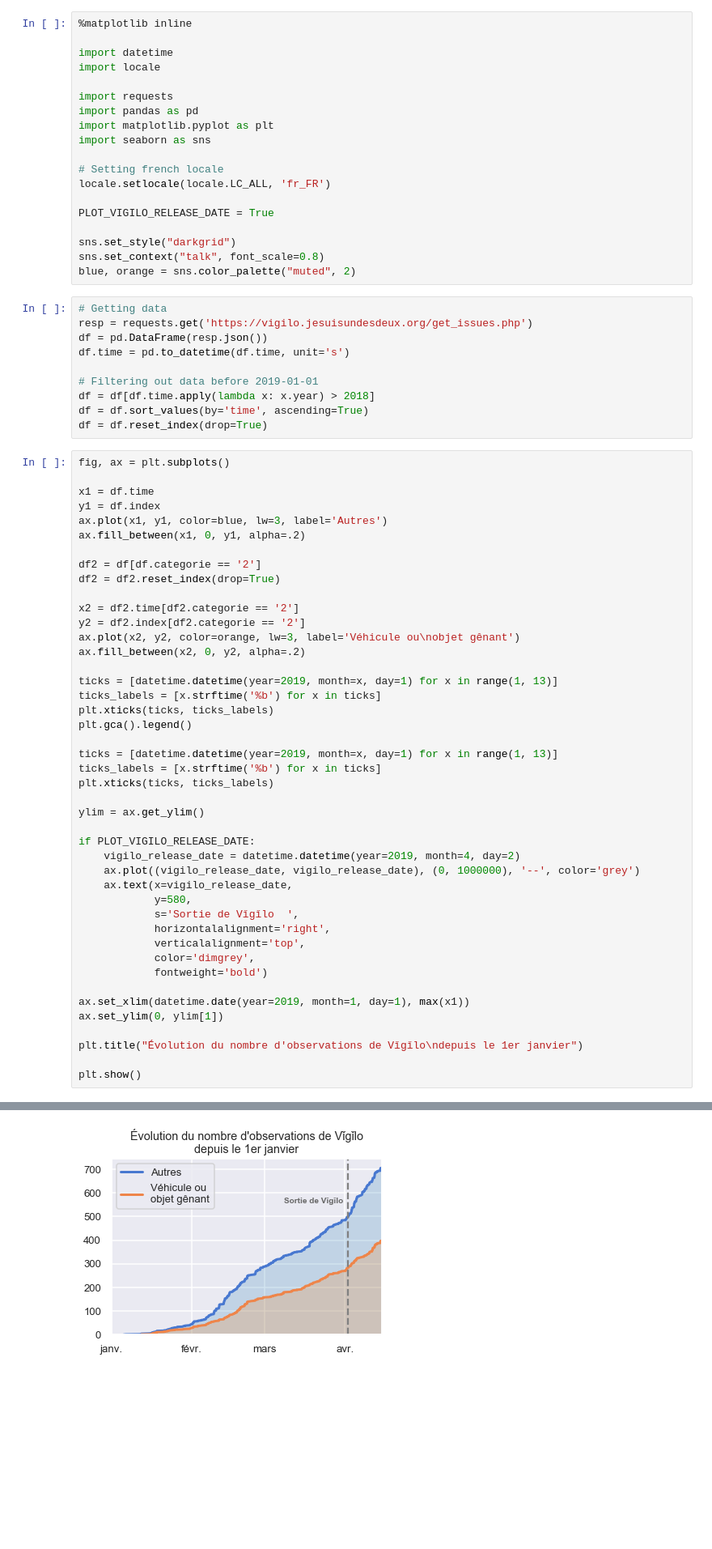
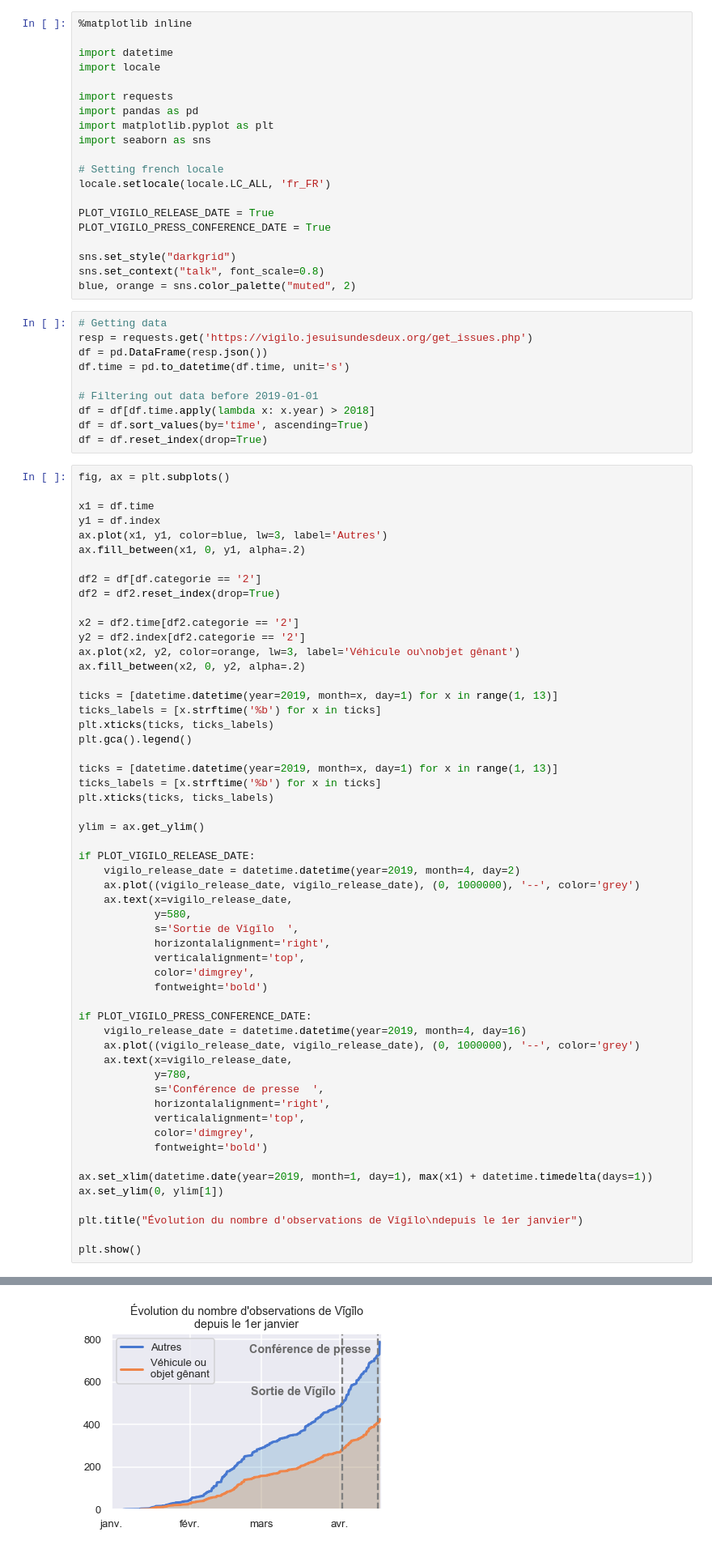
Before and after one commit to chenry02/vigilo-notebooks-bapav, a Jupyter notebook: evolution_nb_obs.ipynb, the cells around one changed output, grey strips where cells are left out. Shown: that part at 81% size. Cells and saved outputs as stored; diff of their text form; blank space fills up the shorter version.

Commit message:
Added press conf date

```diff
--- a/evolution_nb_obs.ipynb
+++ b/evolution_nb_obs.ipynb
@@ -13,6 +13,7 @@ import seaborn as sns
 locale.setlocale(locale.LC_ALL, 'fr_FR')
 
 PLOT_VIGILO_RELEASE_DATE = True
+PLOT_VIGILO_PRESS_CONFERENCE_DATE = True
 
 sns.set_style("darkgrid")
 sns.set_context("talk", font_scale=0.8)
@@ -65,7 +66,18 @@ if PLOT_VIGILO_RELEASE_DATE:
             color='dimgrey',
             fontweight='bold')
 
-ax.set_xlim(datetime.date(year=2019, month=1, day=1), max(x1))
+if PLOT_VIGILO_PRESS_CONFERENCE_DATE:
+    vigilo_release_date = datetime.datetime(year=2019, month=4, day=16)
+    ax.plot((vigilo_release_date, vigilo_release_date), (0, 1000000), '--', color='grey')
+    ax.text(x=vigilo_release_date,
+            y=780,
+            s='Conférence de presse  ',
+            horizontalalignment='right',
+            verticalalignment='top',
+            color='dimgrey',
+            fontweight='bold')
+
+ax.set_xlim(datetime.date(year=2019, month=1, day=1), max(x1) + datetime.timedelta(days=1))
 ax.set_ylim(0, ylim[1])
 
 plt.title("Évolution du nombre d'observations de Vǐgǐlo\ndepuis le 1er janvier")
@@ -79 +87 @@ To register the converters:
-[figure, old version]
+[figure, new version]
```
Also changed, not shown: parts of 1 cell of this notebook, 2 other files.
